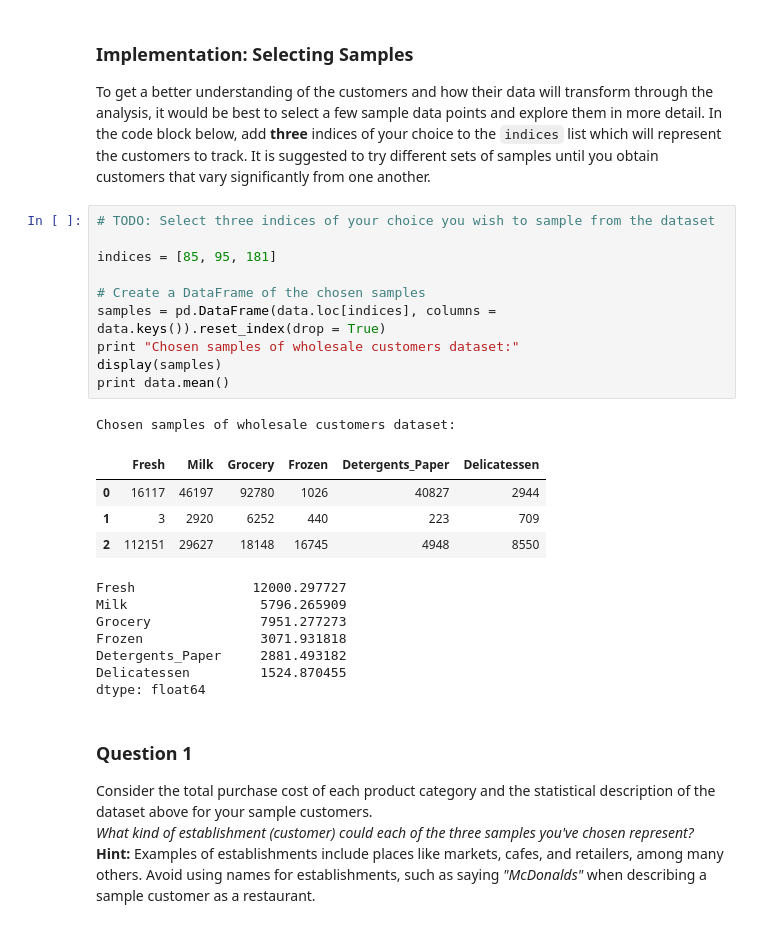
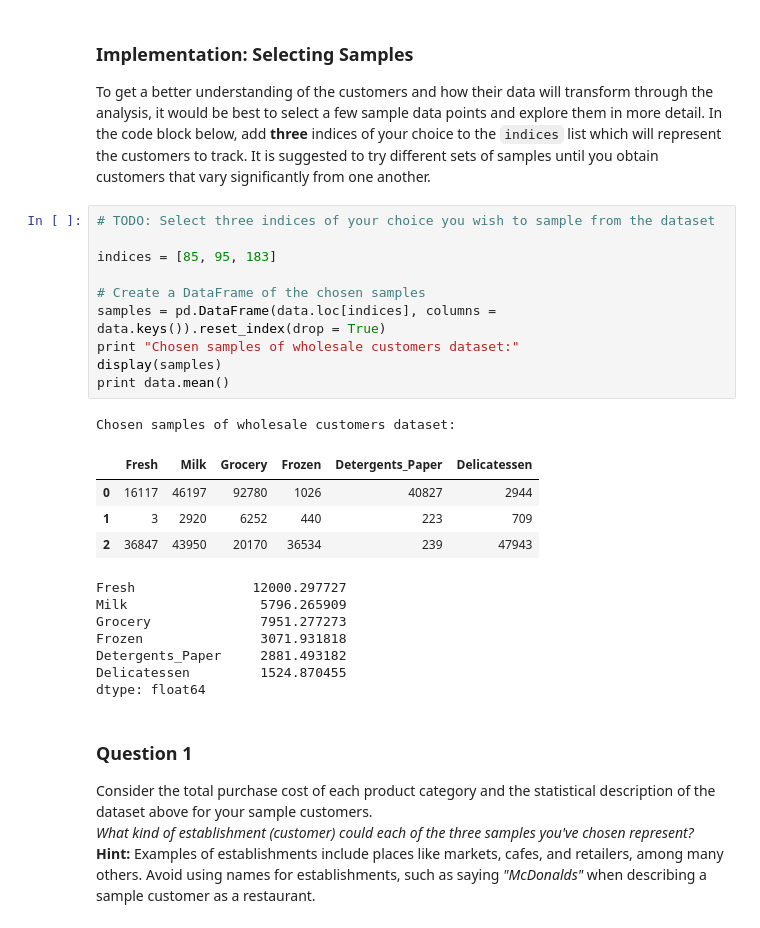
Before and after one commit to edging1218/Kaggle, a Jupyter notebook: Udacity/customer_segments/customer_segments.ipynb, the cells around one changed output. Cells and saved outputs as stored; diff of their text form.

```diff
--- a/Udacity/customer_segments/customer_segments.ipynb
+++ b/Udacity/customer_segments/customer_segments.ipynb
@@ -70,19 +70,19 @@ To get a better understanding of the customers and how their data will transform
 # %%
 # TODO: Select three indices of your choice you wish to sample from the dataset
 
-indices = [85, 95, 181]
+indices = [85, 95, 183]
 
 # Create a DataFrame of the chosen samples
 samples = pd.DataFrame(data.loc[indices], columns = data.keys()).reset_index(drop = True)
 print "Chosen samples of wholesale customers dataset:"
 display(samples)
 print data.mean()
 # %% [output]
 Chosen samples of wholesale customers dataset:
 |  | Fresh | Milk | Grocery | Frozen | Detergents_Paper | Delicatessen |
 | 0 | 16117 | 46197 | 92780 | 1026 | 40827 | 2944 |
 | 1 | 3 | 2920 | 6252 | 440 | 223 | 709 |
-| 2 | 112151 | 29627 | 18148 | 16745 | 4948 | 8550 |
+| 2 | 36847 | 43950 | 20170 | 36534 | 239 | 47943 |
 Fresh               12000.297727
 Milk                 5796.265909
 Grocery              7951.277273
```
Also changed, not shown: parts of 43 cells of this notebook, 5 other files.
